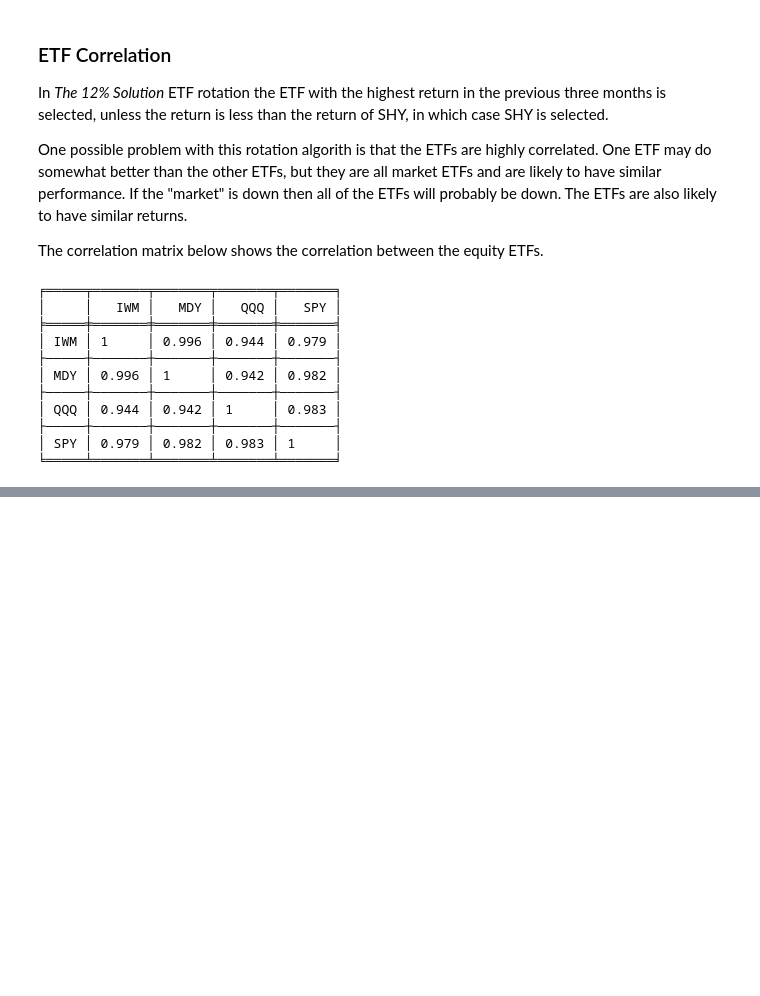
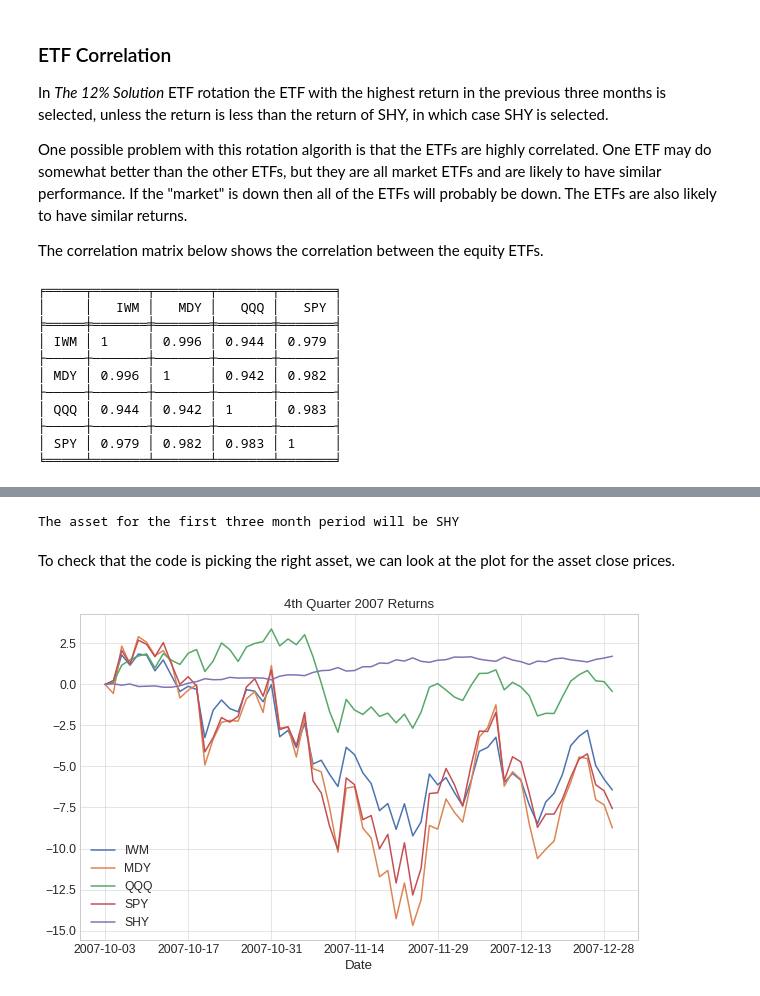
Before and after one commit to IanLKaplan/twelve_percent, a Jupyter notebook: twelve_percent.ipynb, the cells around one changed output, grey strips where cells are left out. Saved outputs shown, nothing was run; the diff lists cells and outputs as text; code cells hidden in the pictures; blank space fills up the shorter version.

```diff
--- a/twelve_percent.ipynb
+++ b/twelve_percent.ipynb
@@ -214,14 +226,11 @@ equity_etfs = ['IWM', 'MDY', 'QQQ', 'SPY']
 bond_etfs = ['JNK', 'TLT']
 cash_etf = 'SHY'
 
-trading_days = 252
-days_in_quarter = trading_days // 4
-days_in_month = trading_days // 12
-
 data_source = 'yahoo'
 # The start date is the date used in the examples in The 12% Solution
 # yyyy-mm-dd
-start_date_str = '2008-01-01'
+start_date_str = '2008-01-02'
+fixed_income_start:datetime = datetime.fromisoformat('2007-12-03')
 start_date: datetime = datetime.fromisoformat(start_date_str)
 end_date: datetime = datetime.today() - timedelta(days=1)
 
@@ -247,7 +256,7 @@ shy_close = get_market_data(file_name=shy_close_file,
                                 data_col='Close',
                                 symbols=[cash_etf],
                                 data_source=data_source,
-                                start_date=start_date,
+                                start_date=start_date - timedelta(days=(365//4)),
                                 end_date=end_date)
 
 fixed_income_adjclose_file = "fixed_income_adjclose"
@@ -255,7 +264,7 @@ fixed_income_adjclose = get_market_data(file_name=fixed_income_adjclose_file,
                                 data_col='Adj Close',
                                 symbols=bond_etfs,
                                 data_source=data_source,
-                                start_date=start_date,
+                                start_date=fixed_income_start,
                                 end_date=end_date)
 
 fixed_income_close_file = "fixed_income_close"
@@ -263,7 +272,7 @@ fixed_income_close = get_market_data(file_name=fixed_income_close_file,
                                 data_col='Close',
                                 symbols=bond_etfs,
                                 data_source=data_source,
-                                start_date=start_date,
+                                start_date=fixed_income_start,
                                 end_date=end_date)
 
 corr_mat = round(etf_close.corr(), 3)
@@ -392,0 +396,43 @@ Date
+# %%
+ts_df = chooseAsset(0, newyears_2008_ix, etf_close, shy_adj_close)
+
+print(f'The asset for the first three month period will be {ts_df.columns[0]}')
+# %% [output]
+The asset for the first three month period will be SHY
+# %% [markdown]
+To check that the code is picking the right asset, we can look at the plot for
+the asset close prices.
+# %%
+last_quarter:pd.DataFrame = etf_close[:][0:newyears_2008_ix].copy()
+last_quarter[shy_adj_close.columns[0]] = shy_adj_close
+
+for col in last_quarter.columns:
+    last_quarter[col] = last_quarter[col] - last_quarter[col][0]
+
+last_quarter.plot(grid=True, title='4th Quarter 2007 Returns', figsize=(10,6))
+
+holdings = 100000
+equity_percent = 0.6
+bonds_percent = 0.4
+
+equity=holdings * equity_percent
+bonds=holdings * bonds_percent
+
+trading_days = 252
+days_in_quarter = trading_days // 4
+days_in_month = trading_days // 12
+
+jnk_start_date_str = "2008-03-03"
+jnk_start_date: datetime = datetime.fromisoformat( jnk_start_date_str )
+
+def portfolio_return(start_date: datetime,
+                     end_date: datetime,
+                     bond_rebalance_start: datetime,
+                     look_back_days: int,
+                     rebalance_period: int,
+                     etf_set: pd.DataFrame,
+                     bond_set: pd.DataFrame,
+                     bond_default: str) -> pd.Series:
+    pass
+# %% [output]
+[figure, added]
```
Also changed, not shown: parts of 4 cells of this notebook, 1 other file.
